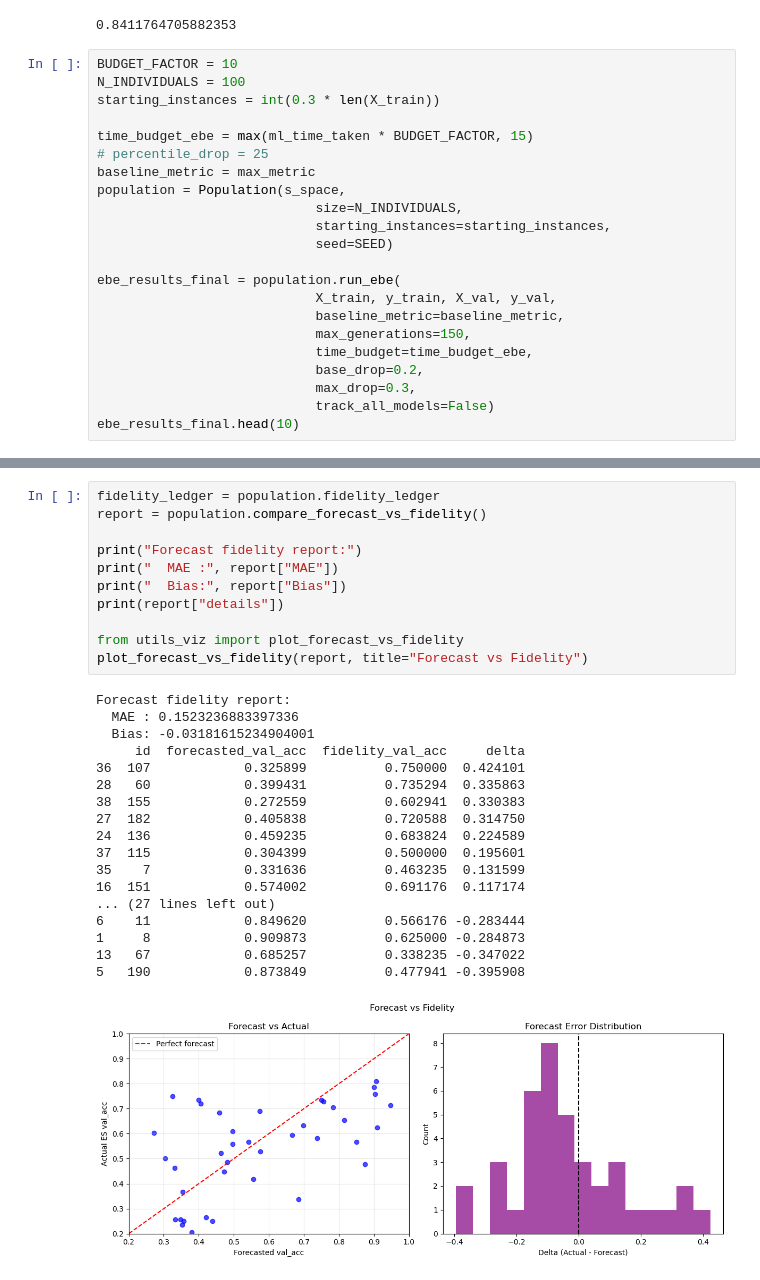
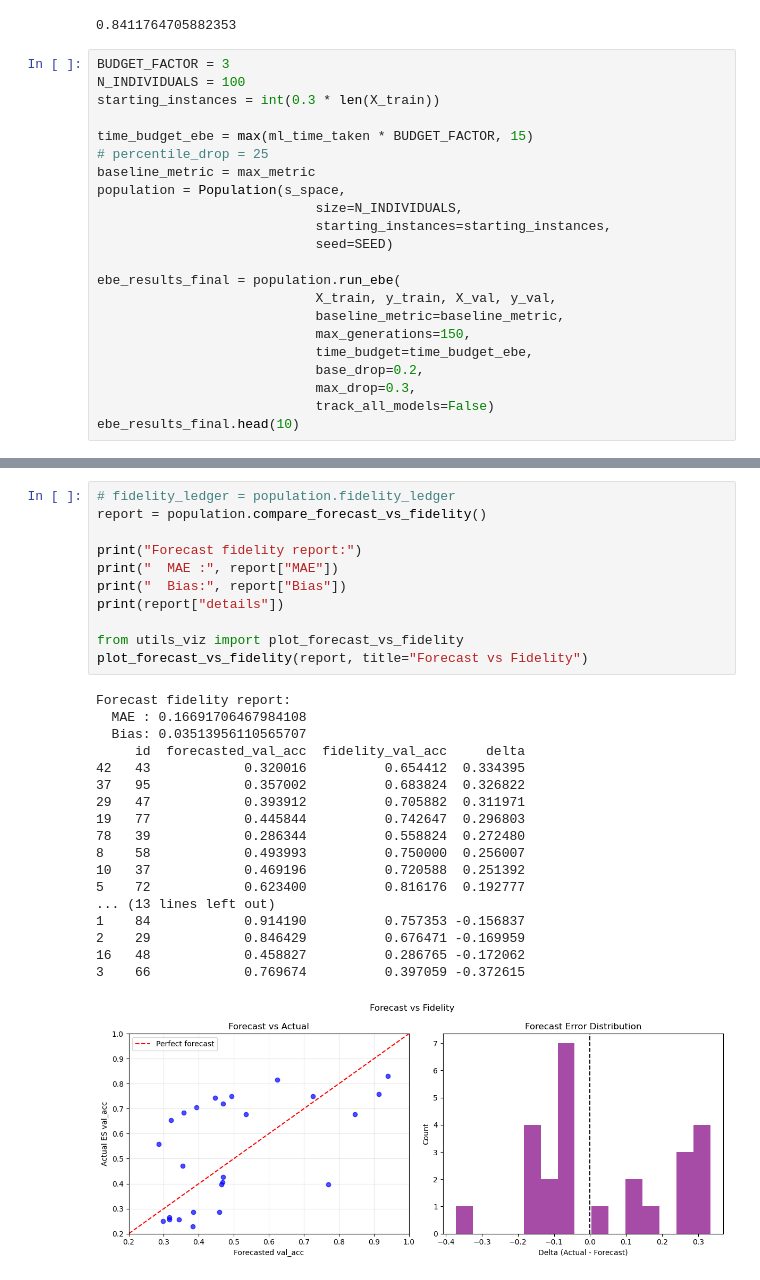
Before and after one commit to topsy-13/ShouldYouEvenNN, a Jupyter notebook: notebooks/batch_method.ipynb, the cells around one changed output, grey strips where cells are left out. Cells and saved outputs as stored; diff of their text form.

```diff
--- a/notebooks/batch_method.ipynb
+++ b/notebooks/batch_method.ipynb
@@ -54,7 +54,7 @@ naml_max_test_acc
 # %% [output]
 0.8411764705882353
 # %%
-BUDGET_FACTOR = 10
+BUDGET_FACTOR = 3
 N_INDIVIDUALS = 100
 starting_instances = int(0.3 * len(X_train))
 
@@ -158,30 +187,30 @@ plt.legend()
 # %%
-fidelity_ledger = population.fidelity_ledger
+# fidelity_ledger = population.fidelity_ledger
 report = population.compare_forecast_vs_fidelity()
 
 print("Forecast fidelity report:")
 print("  MAE :", report["MAE"])
 print("  Bias:", report["Bias"])
 print(report["details"])
 
 from utils_viz import plot_forecast_vs_fidelity
 plot_forecast_vs_fidelity(report, title="Forecast vs Fidelity")
 # %% [output]
 Forecast fidelity report:
-  MAE : 0.1523236883397336
-  Bias: -0.03181615234904001
+  MAE : 0.16691706467984108
+  Bias: 0.03513956110565707
      id  forecasted_val_acc  fidelity_val_acc     delta
-36  107            0.325899          0.750000  0.424101
-28   60            0.399431          0.735294  0.335863
-38  155            0.272559          0.602941  0.330383
-27  182            0.405838          0.720588  0.314750
-24  136            0.459235          0.683824  0.224589
-37  115            0.304399          0.500000  0.195601
-35    7            0.331636          0.463235  0.131599
-16  151            0.574002          0.691176  0.117174
-... (27 lines left out)
-6    11            0.849620          0.566176 -0.283444
-1     8            0.909873          0.625000 -0.284873
-13   67            0.685257          0.338235 -0.347022
-5   190            0.873849          0.477941 -0.395908
+42   43            0.320016          0.654412  0.334395
+37   95            0.357002          0.683824  0.326822
+29   47            0.393912          0.705882  0.311971
+19   77            0.445844          0.742647  0.296803
+78   39            0.286344          0.558824  0.272480
+8    58            0.493993          0.750000  0.256007
+10   37            0.469196          0.720588  0.251392
+5    72            0.623400          0.816176  0.192777
+... (13 lines left out)
+1    84            0.914190          0.757353 -0.156837
+2    29            0.846429          0.676471 -0.169959
+16   48            0.458827          0.286765 -0.172062
+3    66            0.769674          0.397059 -0.372615
-[figure, old version]
+[figure, new version]
```
Also changed, not shown: parts of 9 cells of this notebook, 1 other file.
